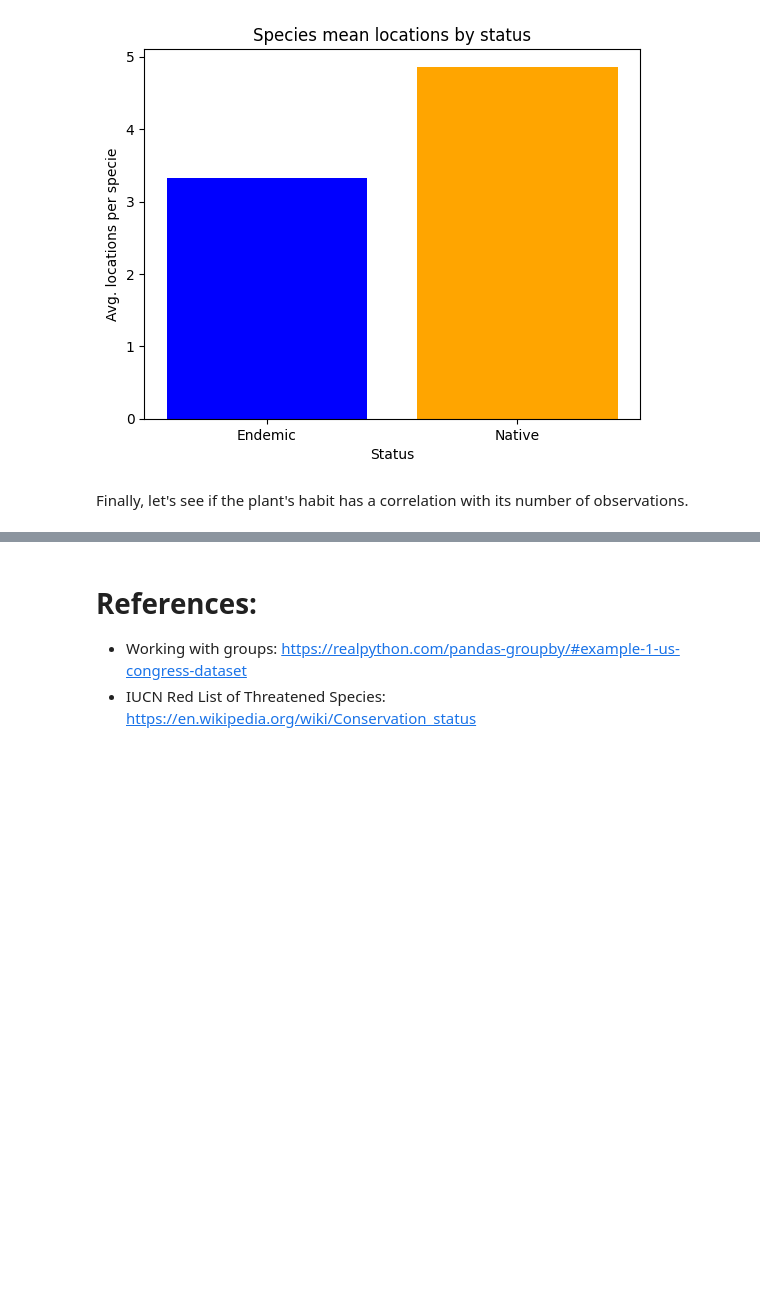
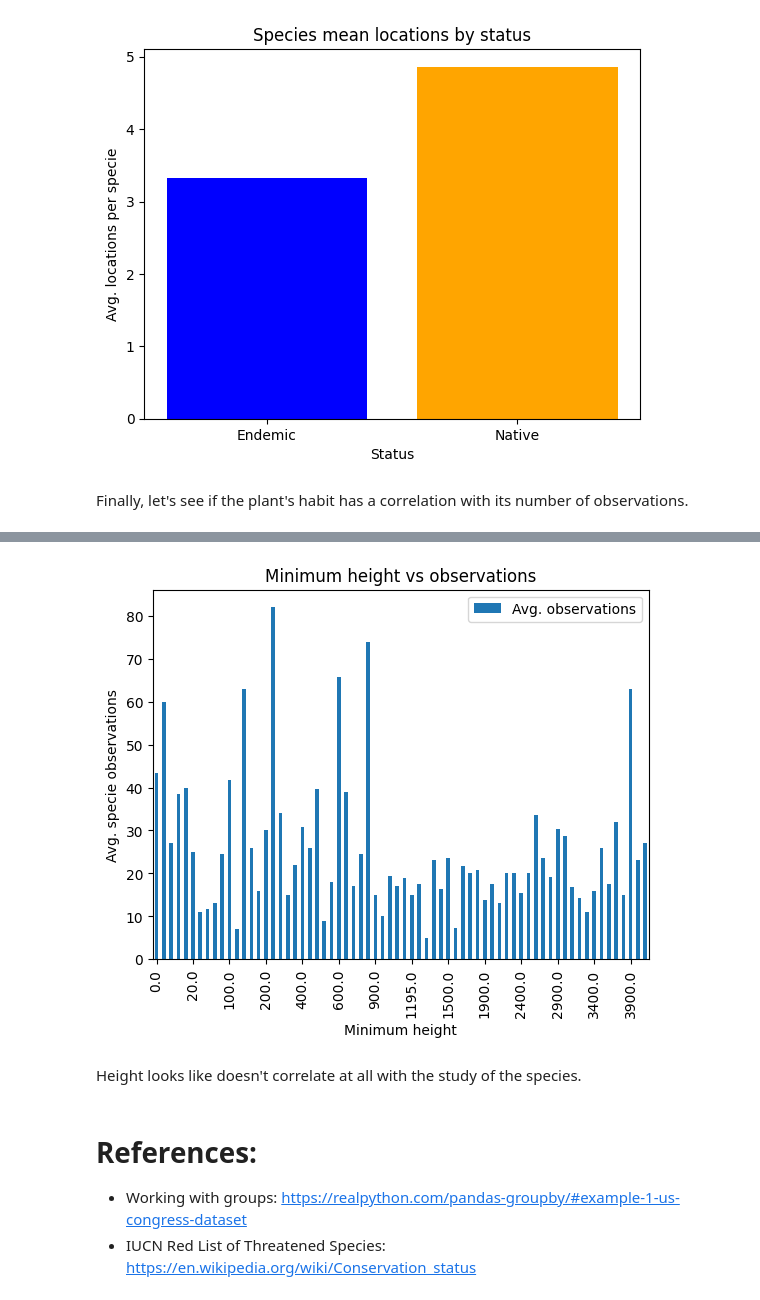
Before and after one commit to flawedvice/rasgos-cl-analysis, a Jupyter notebook: analysis.ipynb, the cells around one changed output, grey strips where cells are left out. Drawn from its saved outputs; the diff is of its cells as text; code cells hidden in the pictures; blank space fills up the shorter version.

```diff
--- a/analysis.ipynb
+++ b/analysis.ipynb
@@ -358,3 +375,19 @@ plt.show()
+# %%
+obs_per_min_height = clean_df.loc[:, ["minimum_height", "total_observations"]].groupby("minimum_height").mean().sort_values("minimum_height")
+
+
+obs_per_min_height.plot.bar(
+    title="Minimum height vs observations",
+    xlabel="Minimum height",
+    ylabel="Avg. specie observations",
+)
+plt.xticks(np.arange(0, obs_per_min_height.size+1, 5))
+plt.legend(["Avg. observations"])
+plt.show()
+# %% [output]
+[figure, added]
+# %% [markdown]
+Height looks like doesn't correlate at all with the study of the species.
 # %% [markdown]
 # References:
 
```
Also changed, not shown: parts of 10 cells of this notebook, 1 other file.
